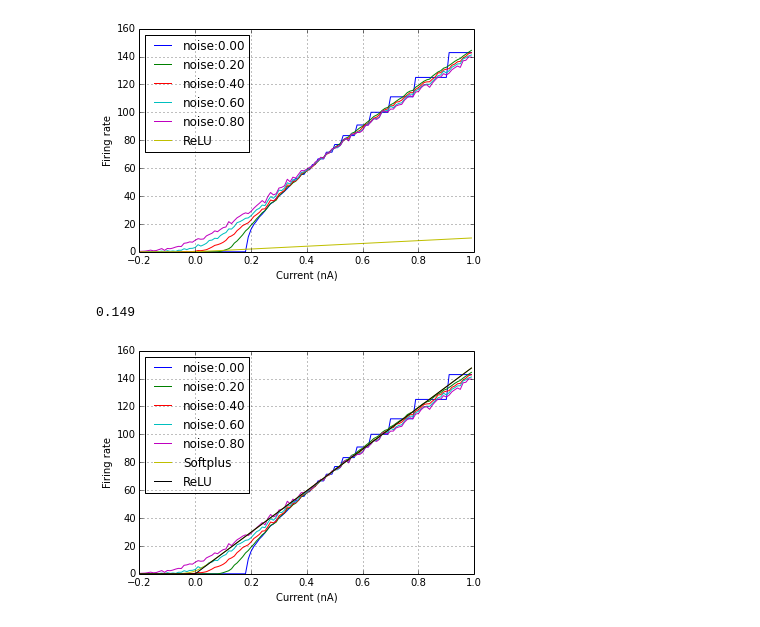
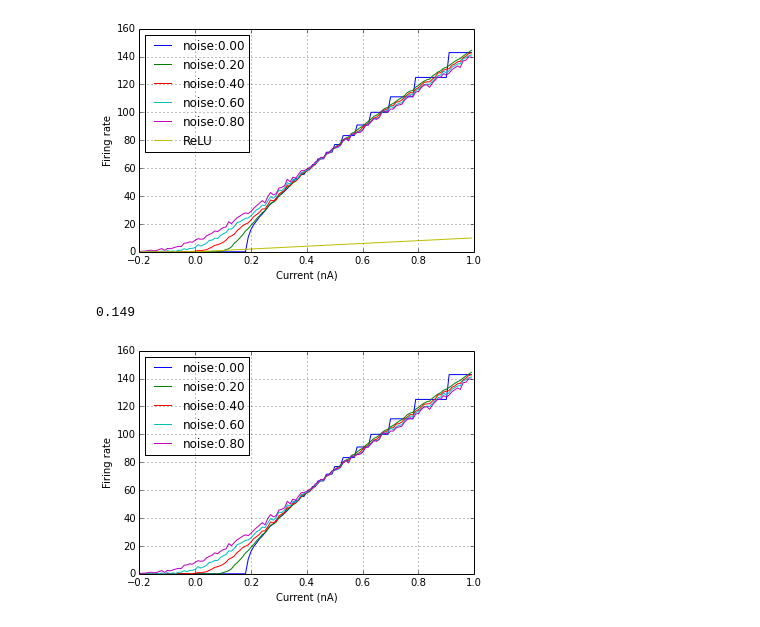
Before and after one commit to liuYing77/sdbn-1, a Jupyter notebook: code/ipython_test/ReLU/noise_test.ipynb, the cells around one changed output. Cells and saved outputs as stored; diff of their text form; code cells hidden in the pictures.

```diff
--- a/code/ipython_test/ReLU/noise_test.ipynb
+++ b/code/ipython_test/ReLU/noise_test.ipynb
@@ -73,18 +78,18 @@ plt.legend(loc='upper left') #, shadow=True
 # %%
 plt.clf()
 scale = rate_list[2][70]/(softplus(x[70]))
 
 for i in range(len(rate_list)):
     plt.plot(x, rate_list[i], label='noise:%.2f'%(i*0.2),)
-plt.plot(x, scale*softplus(x), label='Softplus')
+#plt.plot(x, scale*softplus(x), label='Softplus')
 y = rate_list[2][70]/0.5 * x
 y[y<=0]=0
-plt.plot(x, y, label = 'ReLU')
+#plt.plot(x, y, label = 'ReLU')
 plt.grid('on')
 plt.xlabel('Current (nA)')
 plt.ylabel('Firing rate')
 plt.legend(loc='upper left') #, shadow=True
 print rate_list[2][70]/0.5/1000.
 # %% [output]
 0.149
-[figure, old version]
+[figure, new version]
```
Also changed, not shown: parts of 11 cells of this notebook, 2 other files.
